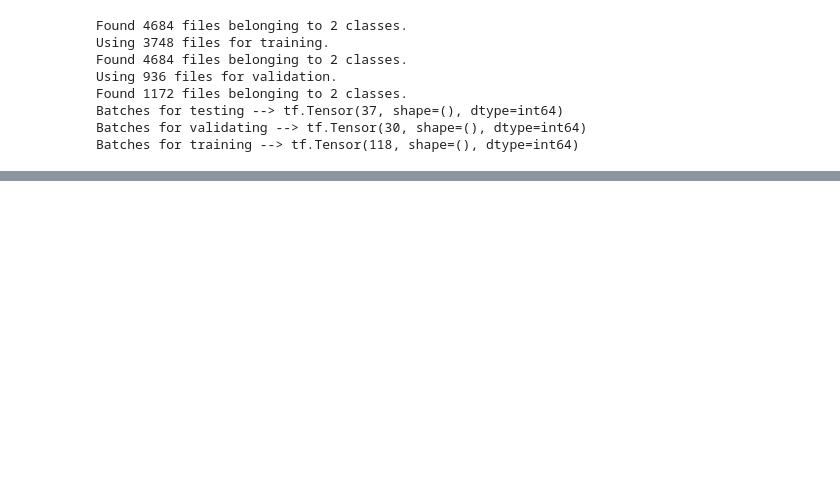
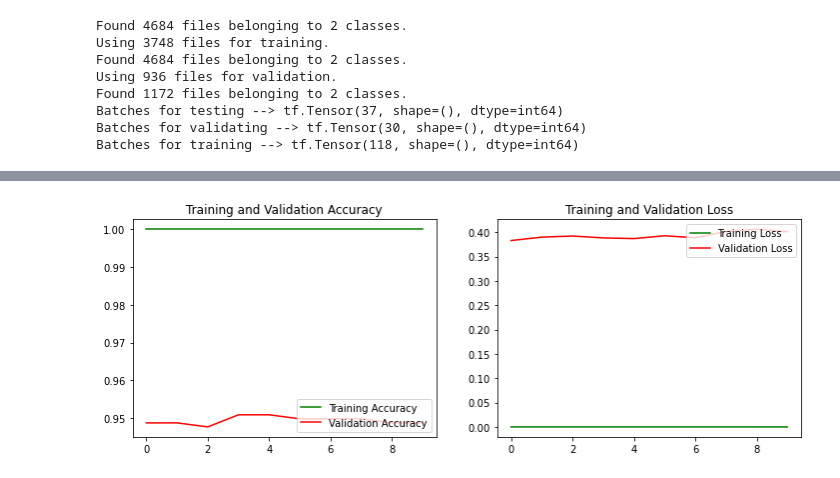
Before and after one commit to kjspring/Pneumonia-detection-using-CNN, a Jupyter notebook: notebook.ipynb, the cells around one changed output, grey strips where cells are left out. Saved outputs shown, nothing was run; the diff lists cells and outputs as text; code cells hidden in the pictures; blank space fills up the shorter version.

```diff
--- a/notebook.ipynb
+++ b/notebook.ipynb
@@ -334,0 +385,42 @@ Epoch 20/20
+# %%
+# Model 4: Data augmentation
+from keras import layers
+
+data_augmentation = Sequential(
+        [
+            layers.RandomFlip('horizontal'),
+            layers.RandomRotation(0.1),
+            layers.RandomZoom(0.2),
+        ])
+
+from keras.layers import Dropout
+
+inputs = keras.Input(shape=(img_height, img_width, grayscale))
+x = data_augmentation(inputs)
+x = Rescaling(1./255)(x)
+x = Conv2D(filters=32, kernel_size=3, activation='relu', padding='same')(x)
+x = MaxPooling2D(pool_size=2)(x)
+x = Conv2D(filters=64, kernel_size=3, activation='relu', padding='same')(x)
+x = MaxPooling2D(pool_size=2)(x)
+x = Conv2D(filters=128, kernel_size=3, activation='relu', padding='same')(x)
+x = Flatten()(x)
+x = Dropout(0.5)(x)
+outputs = Dense(1, activation='sigmoid')(x)
+model4 = keras.Model(inputs=inputs, outputs=outputs)
+
+# Compile the Neural network
+model4.compile(optimizer = 'adam',
+                        loss = 'binary_crossentropy',
+                        metrics = ['accuracy',
+                                   keras.metrics.Recall(),
+                                   keras.metrics.SpecificityAtSensitivity(0.5)])
+
+# Summary
+model4.summary()
+
+# Fit model
+epochs=10
+model4_fit = model_baseline.fit(train_ds,
+                                 epochs=epochs,
+                                 validation_data = val_ds,
+                                 batch_size=batch_size)
@@ -335,2 +445,6 @@ Epoch 20/20
+# %%
+plot_fun(model4_fit, epochs)
+# %% [output]
+[figure, added]
 # %%
 # Discussion 5 epochs
```
Also changed, not shown: parts of 27 cells of this notebook.
